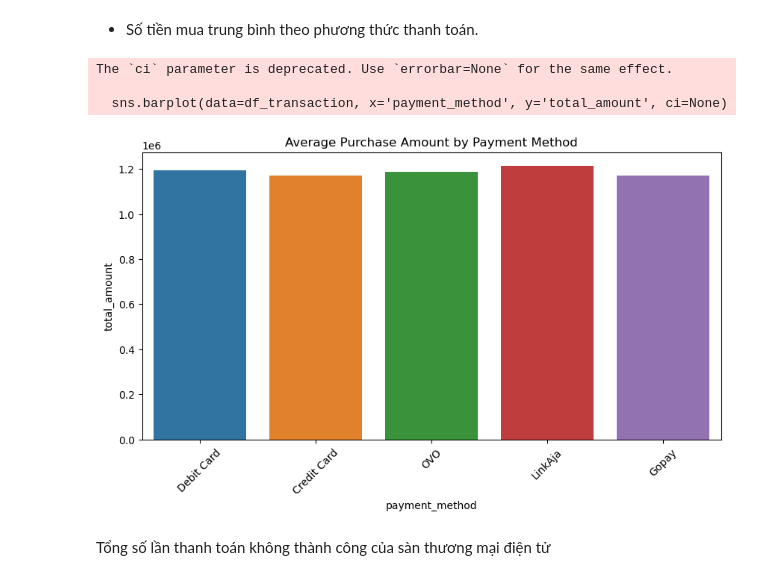
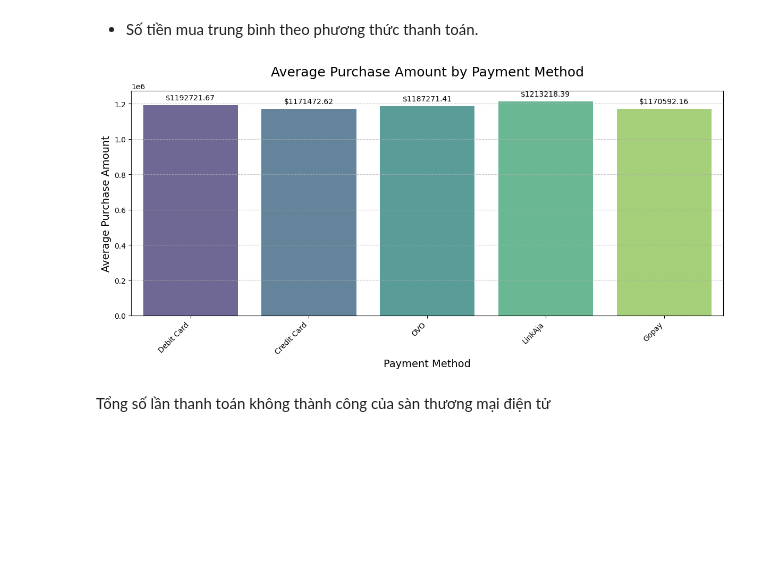
Before and after one commit to thanhanphan17/fashion-campus-dataset-analysis, a Jupyter notebook: [02]-Exploring-and-Preprocessing-Data.ipynb, the cells around one changed output. Saved outputs shown, nothing was run; the diff lists cells and outputs as text; code cells hidden in the pictures; blank space fills up the shorter version.

```diff
--- a/[02]-Exploring-and-Preprocessing-Data.ipynb
+++ b/[02]-Exploring-and-Preprocessing-Data.ipynb
@@ -750,16 +799,38 @@ plt.show()
 # %% [markdown]
 - Số tiền mua trung bình theo phương thức thanh toán.
 # %%
-plt.figure(figsize=(10, 5))
-sns.barplot(data=df_transaction, x='payment_method', y='total_amount', ci=None)
-plt.title('Average Purchase Amount by Payment Method')
-plt.xticks(rotation=45)
+# Set a custom color palette
+custom_palette = sns.color_palette("viridis", len(df_transaction['payment_method'].unique()))
+
+# Create a figure and axes
+fig, ax = plt.subplots(figsize=(12, 6))
+
+# Plot the bar chart with seaborn using the custom palette
+sns.barplot(data=df_transaction, x='payment_method', y='total_amount', errorbar=None, palette=custom_palette, alpha=0.8, ax=ax)
+
+# Set the title and labels
+ax.set_title('Average Purchase Amount by Payment Method', fontsize=18, pad=20)
+ax.set_xlabel('Payment Method', fontsize=14)
+ax.set_ylabel('Average Purchase Amount', fontsize=14)
+
+# Rotate x-axis labels for better visibility
+ax.set_xticklabels(ax.get_xticklabels(), rotation=45, ha="right")
+
+# Add value annotations on top of each bar
+for p in ax.patches:
+    ax.annotate(f'${p.get_height():.2f}', (p.get_x() + p.get_width() / 2., p.get_height()),
+                ha='center', va='center', xytext=(0, 10), textcoords='offset points', fontsize=10, color='black')
+
+# Add a grid for better readability
+ax.grid(axis='y', linestyle='--', alpha=0.7)
+
+# Adjust layout to prevent clipping of labels
+plt.tight_layout()
+
+# Show the plot
 plt.show()
 # %% [output]
-The `ci` parameter is deprecated. Use `errorbar=None` for the same effect.
-
-  sns.barplot(data=df_transaction, x='payment_method', y='total_amount', ci=None)
-[figure, old version]
+[figure, new version]
 # %% [markdown]
 Tổng số lần thanh toán không thành công của sàn thương mại điện tử
 # %%
```
Also changed, not shown: parts of 4 cells of this notebook.
